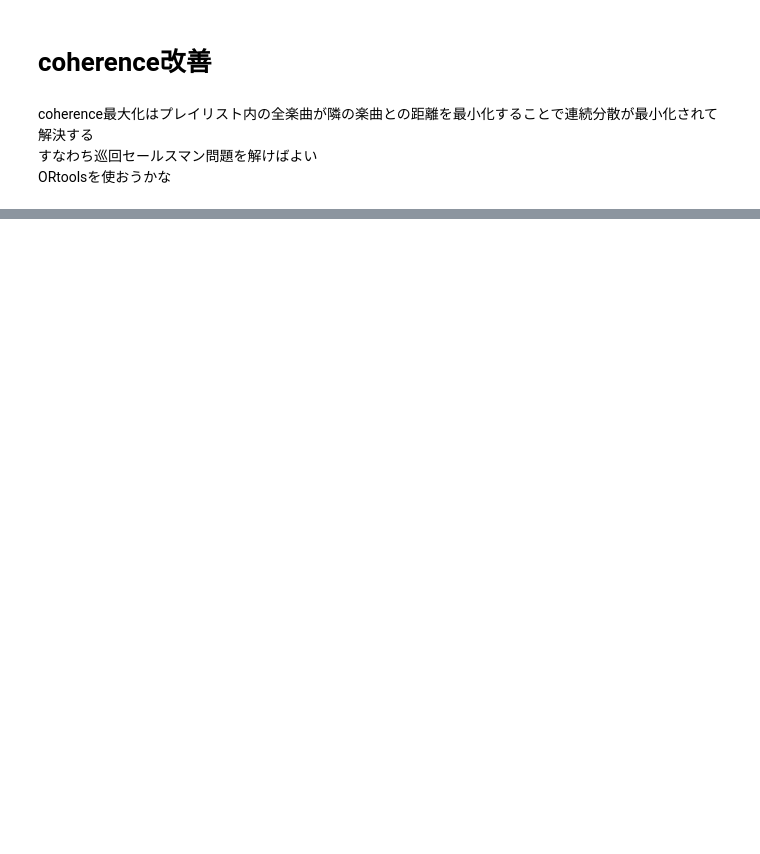
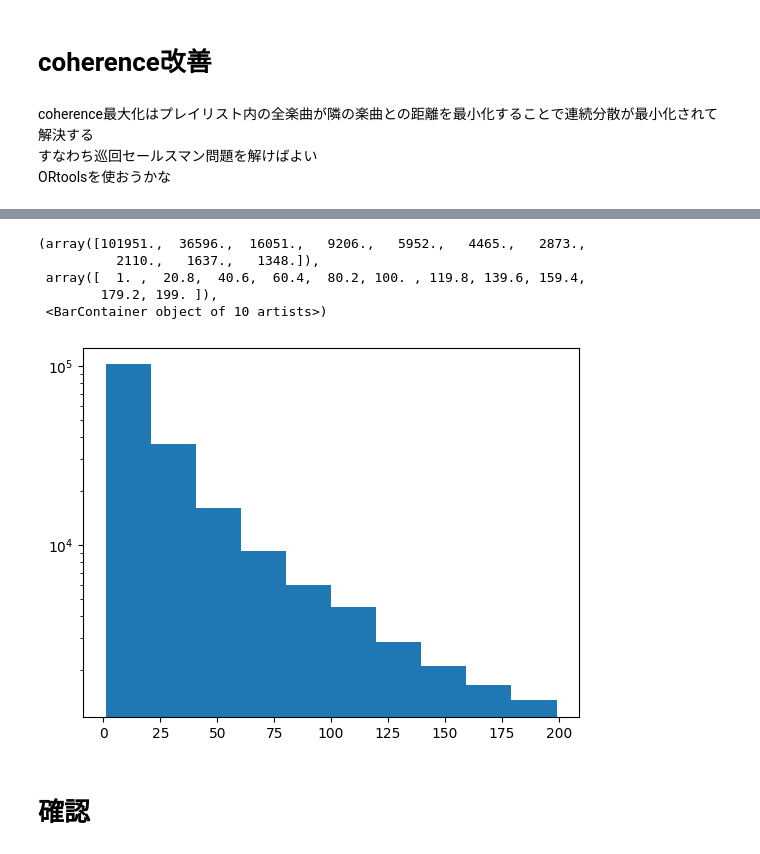
Before and after one commit to tamaki12345/master_exp, a Jupyter notebook: coherence/exp.ipynb, the cells around one changed output, grey strips where cells are left out. Drawn from its saved outputs; the diff is of its cells as text; code cells hidden in the pictures; blank space fills up the shorter version.

```diff
--- a/coherence/exp.ipynb
+++ b/coherence/exp.ipynb
@@ -432,0 +598,10 @@ for i, route in enumerate(routes):
+# %%
+print(id_to_track[int(playlist_list[0][7])])
+print(track_artist_id[int(playlist_list[0][7])])
+print(id_to_track[int(playlist_list[0][41])])
+print(track_artist_id[int(playlist_list[0][41])])
+
+v1 = matrix[:,track_artist_id[int(playlist_list[0][7])]]
+v2 = matrix[:,track_artist_id[int(playlist_list[0][41])]]
+d = 1 - v1.T.dot(v2)[0,0] / ( norm(v1) * norm(v2) )
+print('distance : ',d)
@@ -463,0 +781,14 @@ for p_id, playlist in enumerate(playlist_list[1:]):
+# %%
+length = np.array(p_length)
+length = length[length<200]
+
+plt.hist(length, log=True)
+# %% [output]
+(array([101951.,  36596.,  16051.,   9206.,   5952.,   4465.,   2873.,
+          2110.,   1637.,   1348.]),
+ array([  1. ,  20.8,  40.6,  60.4,  80.2, 100. , 119.8, 139.6, 159.4,
+        179.2, 199. ]),
+ <BarContainer object of 10 artists>)
+[figure, added]
+# %% [markdown]
+# 確認
```
Also changed, not shown: parts of 50 cells of this notebook, 11 other files.
